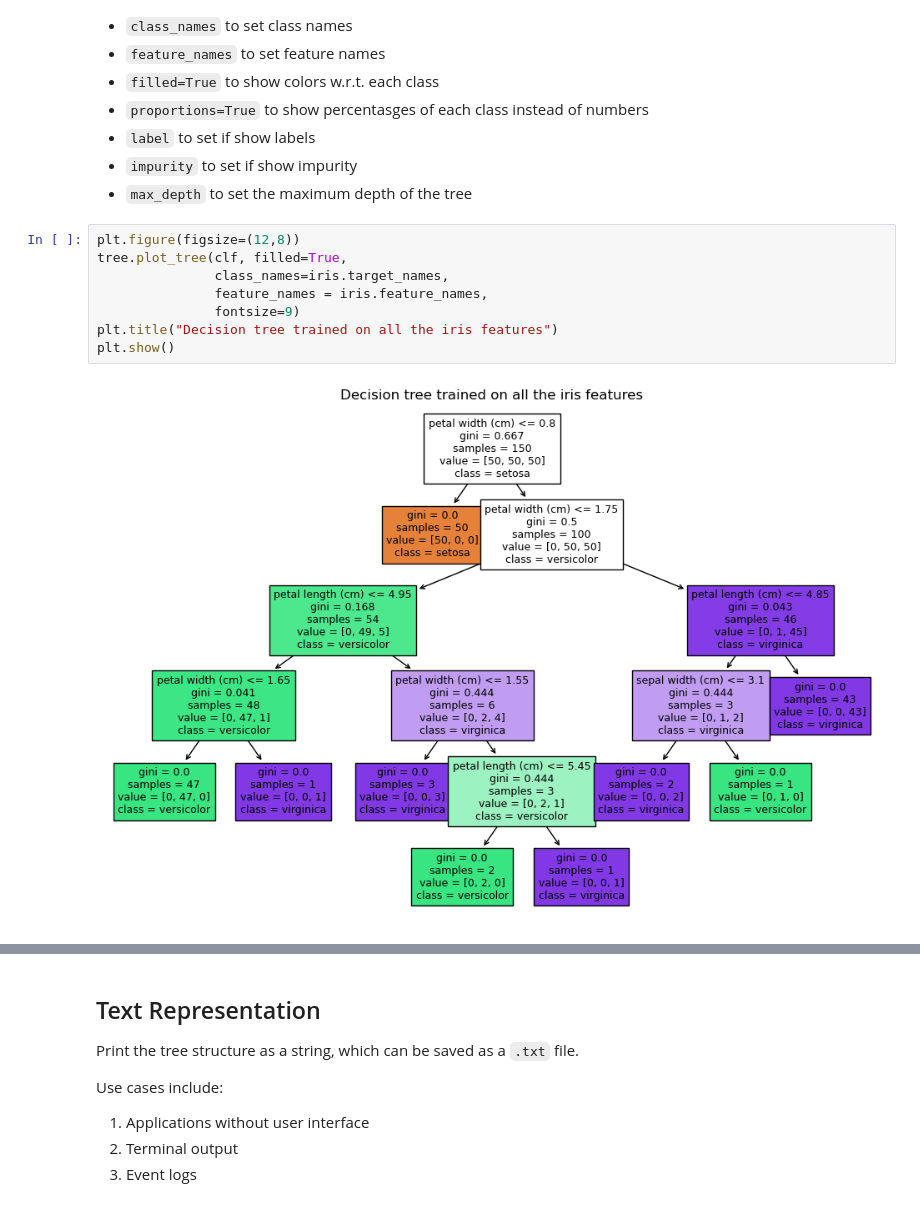
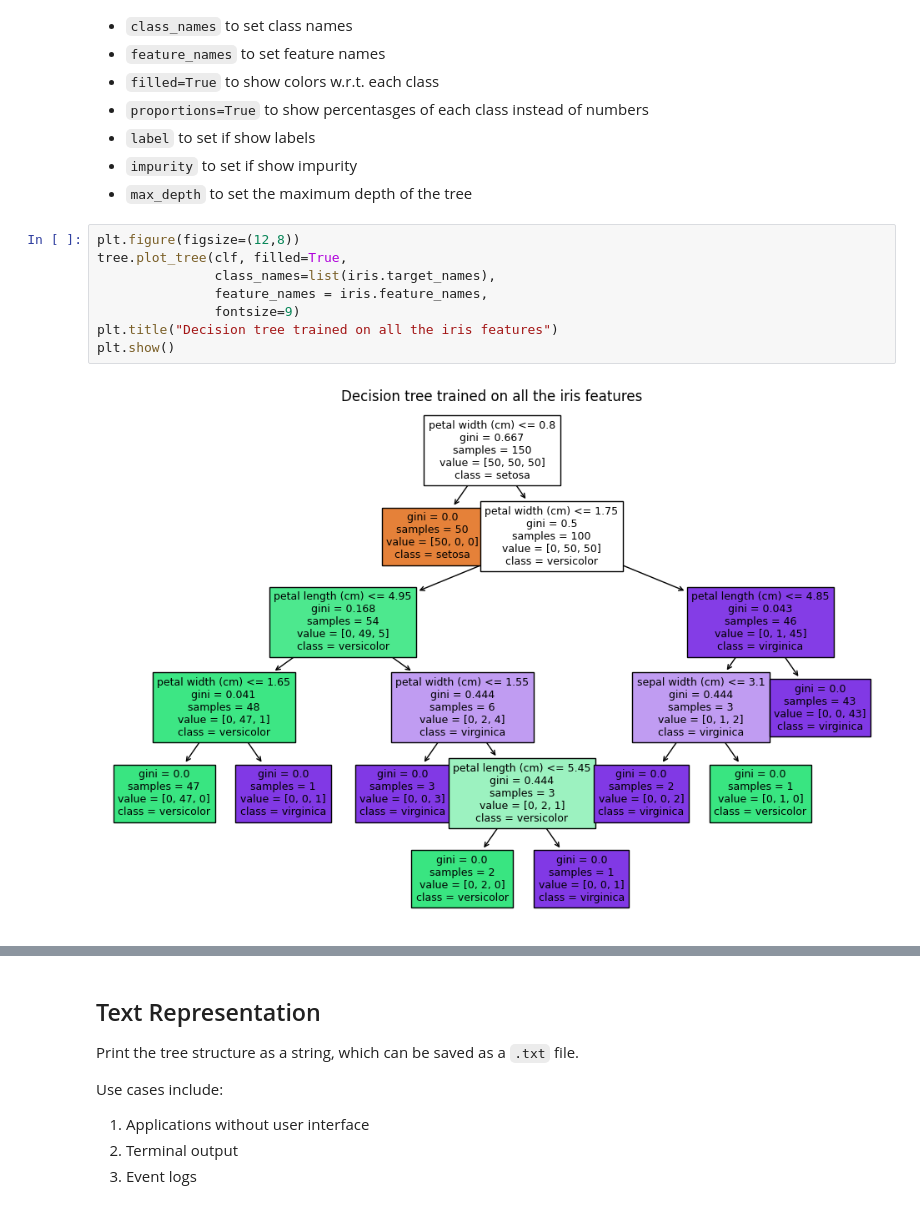
Before and after one commit to OlivierBinette/VisTree, a Jupyter notebook: prototyping/trees/01-sklearn_examples.ipynb, the cells around one changed output, grey strips where cells are left out. Drawn from its saved outputs; the diff is of its cells as text.

```diff
--- a/prototyping/trees/01-sklearn_examples.ipynb
+++ b/prototyping/trees/01-sklearn_examples.ipynb
@@ -51,13 +51,13 @@ Classic tree plots to visualize the splits.
 # %%
 plt.figure(figsize=(12,8))
 tree.plot_tree(clf, filled=True,
-               class_names=iris.target_names,
+               class_names=list(iris.target_names),
                feature_names = iris.feature_names,
                fontsize=9)
 plt.title("Decision tree trained on all the iris features")
 plt.show()
 # %% [output]
-[figure, old version]
+[figure, new version]
 # %%
 plt.figure(figsize=(12,8))
 tree.plot_tree(clf, filled=True,
```
Also changed, not shown: parts of 5 cells of this notebook, 1 other file.
